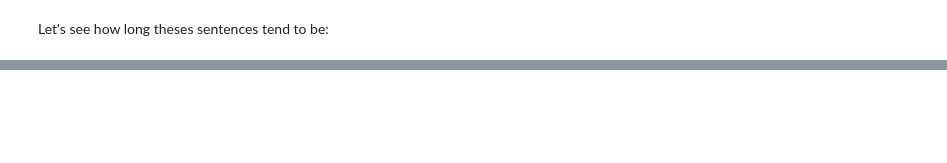
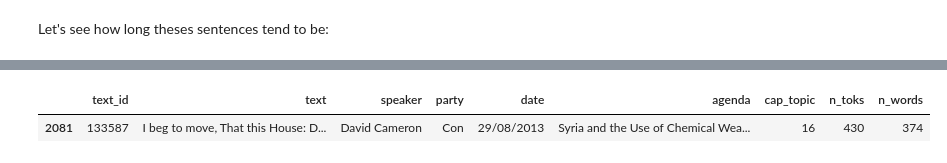
Before and after one commit to haukelicht/advanced_text_analysis, a Jupyter notebook: notebooks/embedding/sentence_embedding_basics.ipynb, the cells around one changed output, grey strips where cells are left out. Saved outputs shown, nothing was run; the diff lists cells and outputs as text; code cells hidden in the pictures; blank space fills up the shorter version.

```diff
--- a/notebooks/embedding/sentence_embedding_basics.ipynb
+++ b/notebooks/embedding/sentence_embedding_basics.ipynb
@@ -131 +147,7 @@ df['n_words'].hist(color = "blue", alpha=0.5)
+# %%
+# which texts are too long?
+df[df['n_toks'] > embedding_model.max_seq_length]
+# %% [output]
+|  | text_id | text | speaker | party | date | agenda | cap_topic | n_toks | n_words |
+| 2081 | 133587 | I beg to move, That this House: D... | David Cameron | Con | 29/08/2013 | Syria and the Use of Chemical Wea... | 16 | 430 | 374 |
 # %% [markdown]
```
Also changed, not shown: parts of 73 cells of this notebook, 11 other files.
